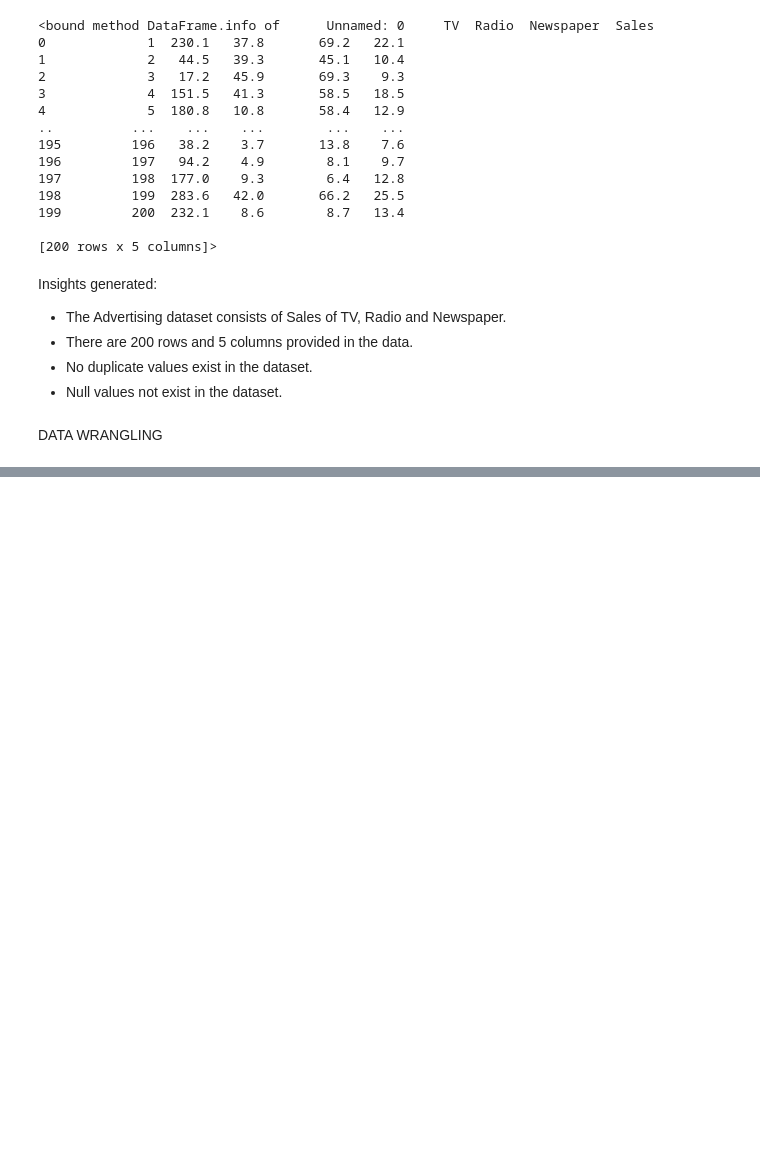
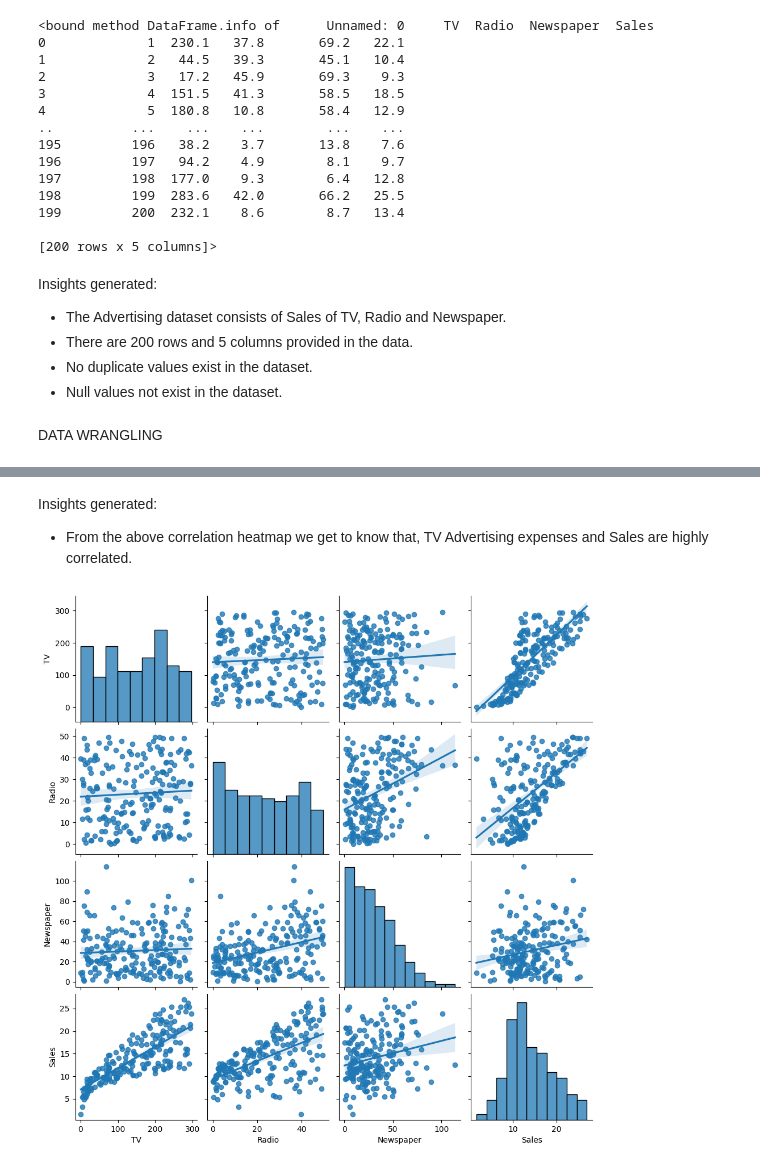
Before and after one commit to aalhadramteke/Sales-Prediction-using-Python, a Jupyter notebook: main.ipynb, the cells around one changed output, grey strips where cells are left out. Cells and saved outputs as stored; diff of their text form; code cells hidden in the pictures; blank space fills up the shorter version.

```diff
--- a/main.ipynb
+++ b/main.ipynb
@@ -138,0 +180,9 @@ dependent_variable = ['Sales']
+# %% [markdown]
+Insights generated:
+* From the above correlation heatmap we get to know that, TV Advertising expenses and Sales are highly correlated.
+# %%
+#Chart 3 - Pairplot
+sns.pairplot(df,kind="reg");
+plt.show()
+# %% [output]
+[figure, added]
```
Also changed, not shown: parts of 4 cells of this notebook.
